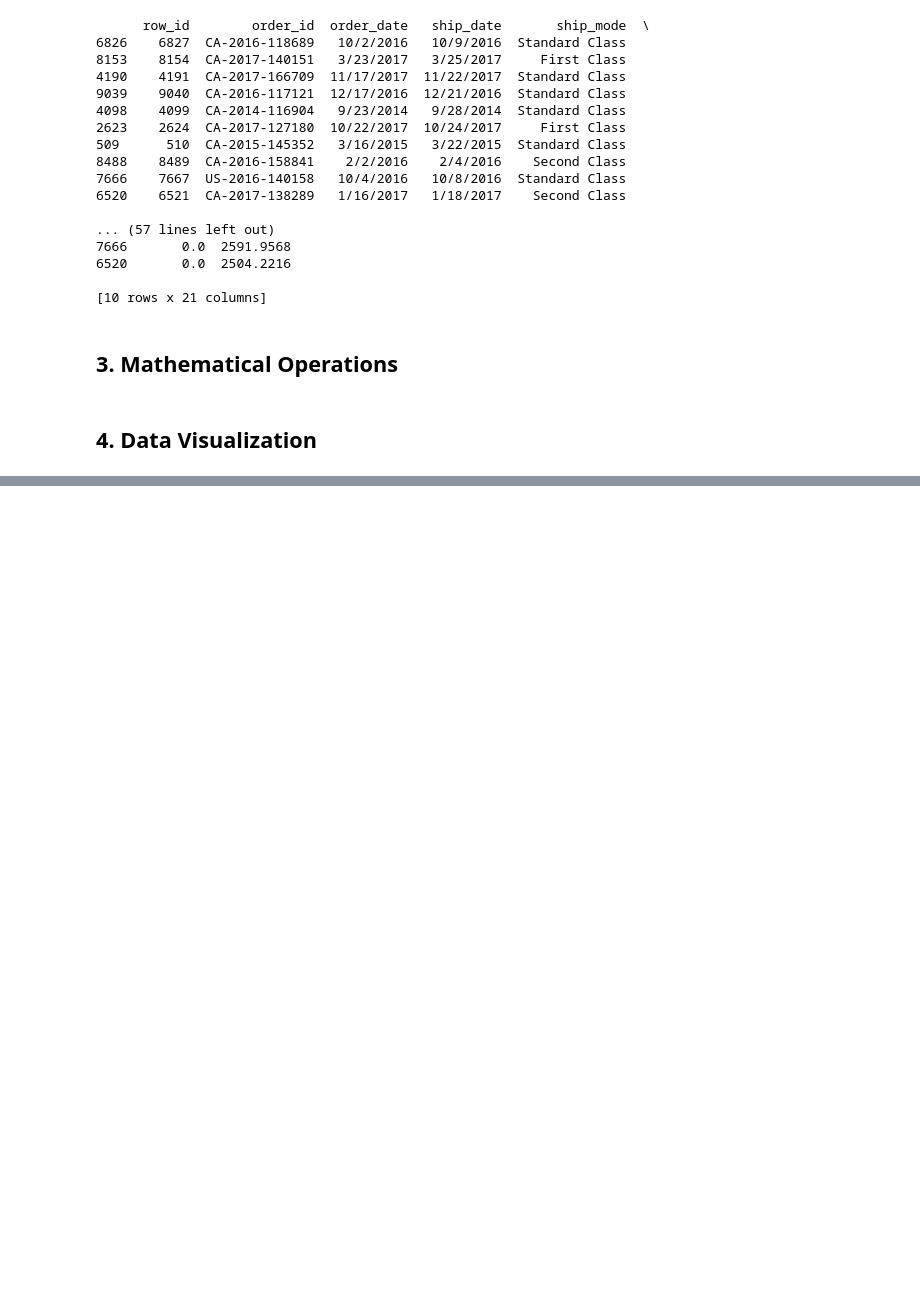
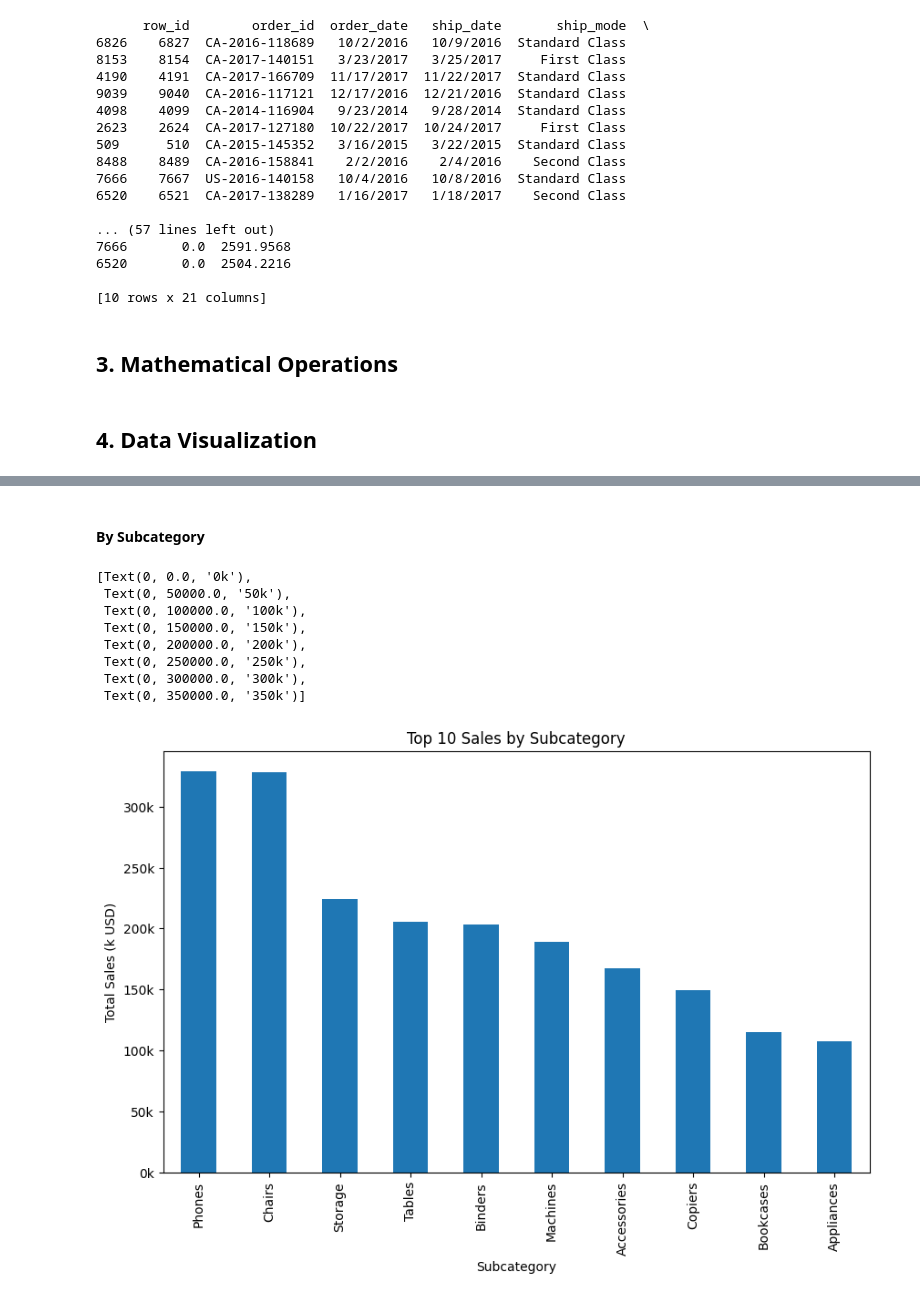
Before and after one commit to tandhiny/Phyton_Class, a Jupyter notebook: Phyton_Project.ipynb, the cells around one changed output, grey strips where cells are left out. Saved outputs shown, nothing was run; the diff lists cells and outputs as text; code cells hidden in the pictures; blank space fills up the shorter version.

```diff
--- a/Phyton_Project.ipynb
+++ b/Phyton_Project.ipynb
@@ -285,0 +337,28 @@ print(sorted_data)
+# %% [markdown]
+#### By Subcategory
+# %%
+# Calculate top 10 sales by subcategory for superstore
+top_10_sales_by_subcategory = df.groupby('sub_category')['sales'].sum().sort_values(ascending=False).head(10)
+
+# Create a bar chart
+plt.figure(figsize=(10, 6))
+bars = top_10_sales_by_subcategory.plot(kind='bar')
+plt.title('Top 10 Sales by Subcategory')
+plt.xlabel('Subcategory')
+plt.ylabel('Total Sales (k USD)')  # Update y-axis label
+
+# Format y-axis labels to display in 'k USD'
+y_labels = [f'{y/1000:.0f}k' for y in bars.get_yticks()]
+bars.set_yticklabels(y_labels)
+
+# Add labels to each
+# %% [output]
+[Text(0, 0.0, '0k'),
+ Text(0, 50000.0, '50k'),
+ Text(0, 100000.0, '100k'),
+ Text(0, 150000.0, '150k'),
+ Text(0, 200000.0, '200k'),
+ Text(0, 250000.0, '250k'),
+ Text(0, 300000.0, '300k'),
+ Text(0, 350000.0, '350k')]
+[figure, added]
```
Also changed, not shown: parts of 29 cells of this notebook.
